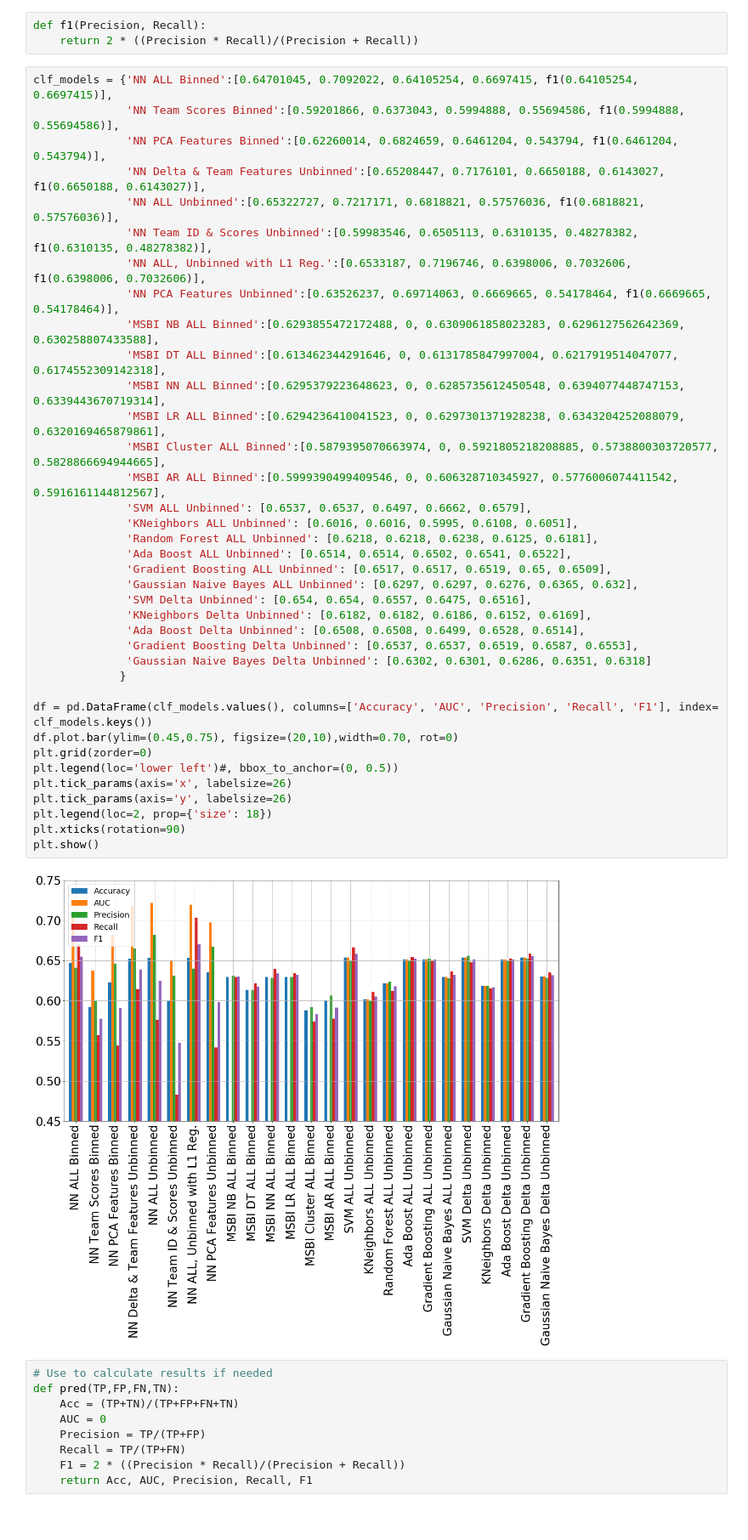
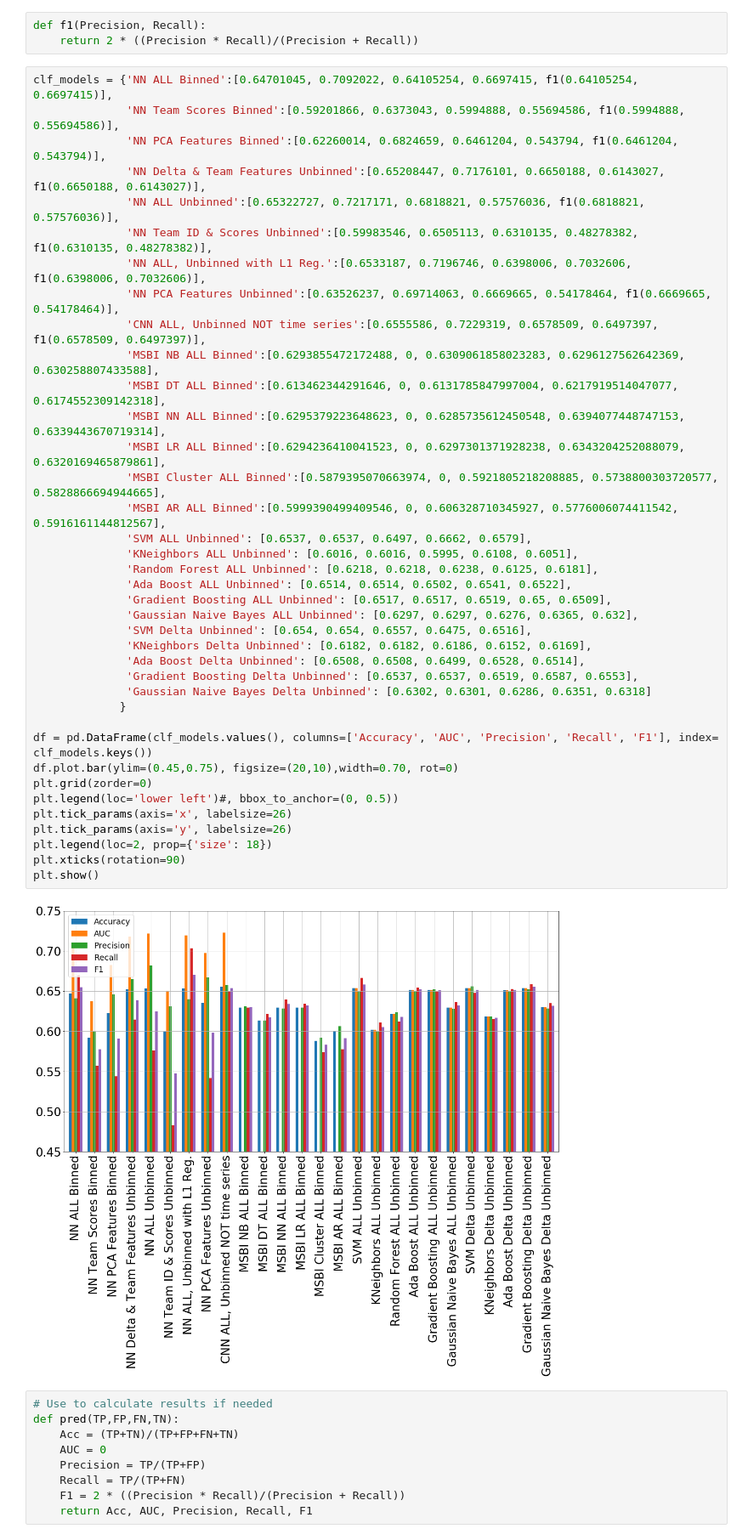
Before and after one commit to wamaithagitaka/CMPT491Group5, a Jupyter notebook: NCAA_Results.ipynb, the cells around one changed output. Shown at 85% size. Drawn from its saved outputs; the diff is of its cells as text.

```diff
--- a/NCAA_Results.ipynb
+++ b/NCAA_Results.ipynb
@@ -14,36 +14,37 @@ clf_models = {'NN ALL Binned':[0.64701045, 0.7092022, 0.64105254, 0.6697415, f1(
               'NN Team ID & Scores Unbinned':[0.59983546, 0.6505113, 0.6310135, 0.48278382, f1(0.6310135, 0.48278382)],
               'NN ALL, Unbinned with L1 Reg.':[0.6533187, 0.7196746, 0.6398006, 0.7032606, f1(0.6398006, 0.7032606)],
               'NN PCA Features Unbinned':[0.63526237, 0.69714063, 0.6669665, 0.54178464, f1(0.6669665, 0.54178464)],
+              'CNN ALL, Unbinned NOT time series':[0.6555586, 0.7229319, 0.6578509, 0.6497397, f1(0.6578509, 0.6497397)],
               'MSBI NB ALL Binned':[0.6293855472172488, 0, 0.6309061858023283, 0.6296127562642369, 0.630258807433588],
               'MSBI DT ALL Binned':[0.613462344291646, 0, 0.6131785847997004, 0.6217919514047077, 0.6174552309142318],
               'MSBI NN ALL Binned':[0.6295379223648623, 0, 0.6285735612450548, 0.6394077448747153, 0.6339443670719314],
               'MSBI LR ALL Binned':[0.6294236410041523, 0, 0.6297301371928238, 0.6343204252088079, 0.6320169465879861],
               'MSBI Cluster ALL Binned':[0.5879395070663974, 0, 0.5921805218208885, 0.5738800303720577, 0.5828866694944665],
               'MSBI AR ALL Binned':[0.5999390499409546, 0, 0.606328710345927, 0.5776006074411542, 0.5916161144812567],
               'SVM ALL Unbinned': [0.6537, 0.6537, 0.6497, 0.6662, 0.6579],
               'KNeighbors ALL Unbinned': [0.6016, 0.6016, 0.5995, 0.6108, 0.6051],
               'Random Forest ALL Unbinned': [0.6218, 0.6218, 0.6238, 0.6125, 0.6181],
               'Ada Boost ALL Unbinned': [0.6514, 0.6514, 0.6502, 0.6541, 0.6522],
               'Gradient Boosting ALL Unbinned': [0.6517, 0.6517, 0.6519, 0.65, 0.6509],
               'Gaussian Naive Bayes ALL Unbinned': [0.6297, 0.6297, 0.6276, 0.6365, 0.632],
               'SVM Delta Unbinned': [0.654, 0.654, 0.6557, 0.6475, 0.6516],
               'KNeighbors Delta Unbinned': [0.6182, 0.6182, 0.6186, 0.6152, 0.6169],
               'Ada Boost Delta Unbinned': [0.6508, 0.6508, 0.6499, 0.6528, 0.6514],
               'Gradient Boosting Delta Unbinned': [0.6537, 0.6537, 0.6519, 0.6587, 0.6553],
               'Gaussian Naive Bayes Delta Unbinned': [0.6302, 0.6301, 0.6286, 0.6351, 0.6318]
              }
 
 df = pd.DataFrame(clf_models.values(), columns=['Accuracy', 'AUC', 'Precision', 'Recall', 'F1'], index= clf_models.keys())
 df.plot.bar(ylim=(0.45,0.75), figsize=(20,10),width=0.70, rot=0)
 plt.grid(zorder=0)
 plt.legend(loc='lower left')#, bbox_to_anchor=(0, 0.5))
 plt.tick_params(axis='x', labelsize=26)
 plt.tick_params(axis='y', labelsize=26)
 plt.legend(loc=2, prop={'size': 18})
 plt.xticks(rotation=90)
 plt.show()
 # %% [output]
-[figure, old version]
+[figure, new version]
 # %%
 # Use to calculate results if needed
 def pred(TP,FP,FN,TN):
```
Also changed, not shown: parts of 4 cells of this notebook, 1 other file.
